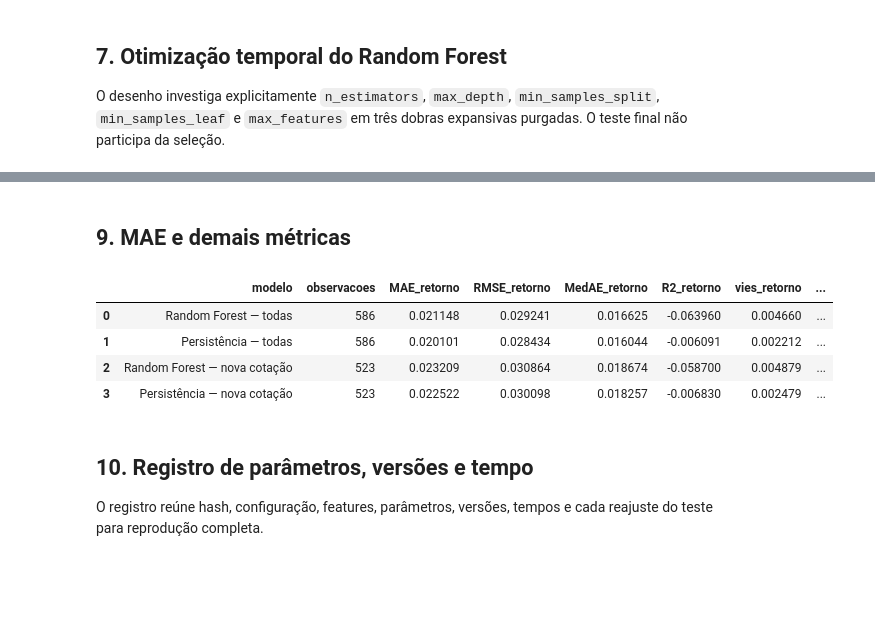
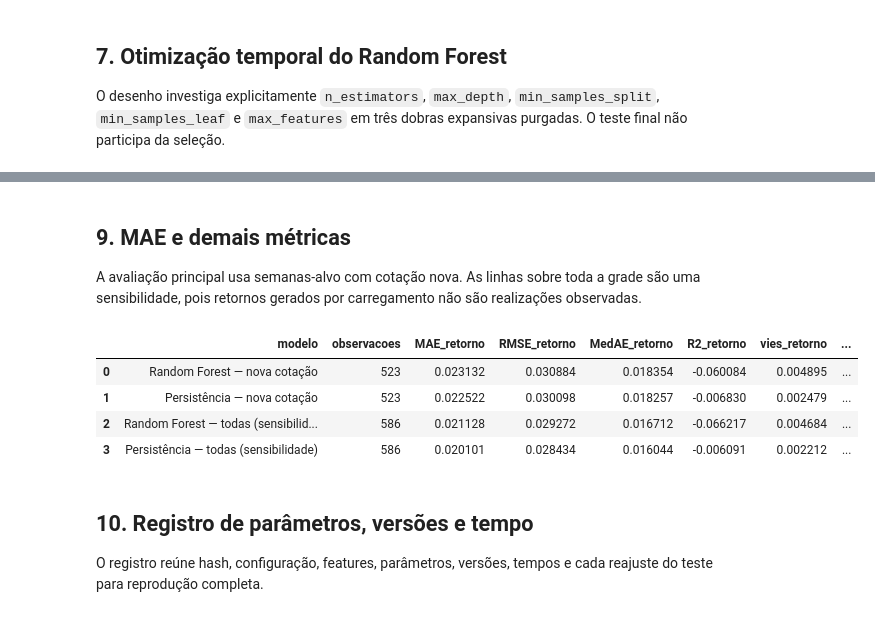
Before and after one commit to lemosriosl/TrabalhoDanielModelos, a Jupyter notebook: notebooks/base_05-grupo5_RF_retorno.ipynb, the cells around one changed output, grey strips where cells are left out. Cells and saved outputs as stored; diff of their text form; code cells hidden in the pictures; blank space fills up the shorter version.

```diff
--- a/notebooks/base_05-grupo5_RF_retorno.ipynb
+++ b/notebooks/base_05-grupo5_RF_retorno.ipynb
@@ -5,6 +5,7 @@ from pathlib import Path
 import hashlib
 import json
 import platform
+import sys
 import time
 
 import matplotlib.pyplot as plt
@@ -23,12 +24,17 @@ from statsmodels.tsa.stattools import adfuller
 
 def find_project_root(start):
     for candidate in (start, *start.parents):
-        if (candidate / 'config' / 'projeto.yaml').is_file():
+        if (candidate / 'projeto.yaml').is_file() or (candidate / 'config' / 'projeto.yaml').is_file():
             return candidate
     raise FileNotFoundError('Execute a partir do projeto ou de uma subpasta dele.')
 
 
 ROOT = find_project_root(Path.cwd().resolve())
+SRC_PATH = ROOT / 'src'
+if str(SRC_PATH) not in sys.path:
+    sys.path.insert(0, str(SRC_PATH))
+
+from series_temporais.data.preparacao_base5 import selecionar_alvos_observados
 # %%
 PRIMITIVAS = ['DATE', 'GOLD_PRICE', 'TREASURY_10Y', 'FED_FUNDS_RATE']
 
@@ -359,18 +365,22 @@ split_index = int(len(model_df) * TRAIN_RATIO)
 first_test_origin = model_df.iloc[split_index].DATE
 train_df = model_df.iloc[:split_index].loc[lambda x: x.target_date < first_test_origin].reset_index(drop=True)
 test_df = model_df.iloc[split_index:].reset_index(drop=True)
-X_train, y_train = train_df[feature_columns], train_df[TARGET]
+training_df = selecionar_alvos_observados(train_df)
+X_train, y_train = training_df[feature_columns], training_df[TARGET]
 X_test, y_test = test_df[feature_columns], test_df[TARGET]
 assert train_df.target_date.max() < test_df.DATE.min()
 assert not set(derived_source_columns).intersection(feature_columns)
+assert 'target_has_new_quote' not in feature_columns
+assert training_df.target_has_new_quote.eq(1).all()
 
 def adf_row(name, series):
     result = adfuller(series.dropna(), autolag='AIC')
     return {'serie': name, 'estatistica': result[0], 'p_valor': result[1], 'lags': result[2]}
 display(pd.DataFrame({
-    'recorte': ['treino', 'teste'], 'linhas': [len(train_df), len(test_df)],
-    'inicio_origem': [train_df.DATE.min(), test_df.DATE.min()],
-    'fim_origem': [train_df.DATE.max(), test_df.DATE.max()],
+    'recorte': ['treino — grade completa', 'treino — alvos observados', 'teste'],
+    'linhas': [len(train_df), len(training_df), len(test_df)],
+    'inicio_origem': [train_df.DATE.min(), training_df.DATE.min(), test_df.DATE.min()],
+    'fim_origem': [train_df.DATE.max(), training_df.DATE.max(), test_df.DATE.max()],
 }))
 display(pd.DataFrame([
     adf_row('log do preço semanal — treino', train_df.log_price_t),
@@ -408,7 +419,7 @@ candidates = [
     {'n_estimators': 250, 'max_depth': 6, 'min_samples_split': 10, 'min_samples_leaf': 3, 'max_features': .7},
     {'n_estimators': 250, 'max_depth': 12, 'min_samples_split': 5, 'min_samples_leaf': 2, 'max_features': .7},
 ]
-cv_splits = purged_time_series_splits(train_df.DATE, train_df.target_date, n_splits=3)
+cv_splits = purged_time_series_splits(training_df.DATE, training_df.target_date, n_splits=3)
 search_rows = []
 search_start = time.perf_counter()
 for candidate_id, params in enumerate(candidates, start=1):
@@ -465,7 +476,8 @@ for block_start in range(0, len(test_df), REFIT_EVERY):
     block_end = min(block_start + REFIT_EVERY, len(test_df))
     current_origin = test_df.iloc[block_start].DATE
     known_test = test_df.target_date < current_origin
-    history = pd.concat([train_df, test_df.loc[known_test]], ignore_index=True)
+    history_all = pd.concat([train_df, test_df.loc[known_test]], ignore_index=True)
+    history = selecionar_alvos_observados(history_all)
     model = RandomForestRegressor(**best_params, random_state=RANDOM_STATE, n_jobs=-1)
     fit_start = time.perf_counter()
     model.fit(history[feature_columns], history[TARGET])
@@ -474,7 +486,8 @@ for block_start in range(0, len(test_df), REFIT_EVERY):
     training_cutoff = history.target_date.max()
     training_cutoffs.extend([training_cutoff] * (block_end - block_start))
     fit_rows.append({
-        'origem_refit': current_origin, 'linhas_treino': len(history),
+        'origem_refit': current_origin, 'linhas_historico': len(history_all),
+        'linhas_alvos_observados': len(history),
         'inicio_bloco': block_start, 'fim_bloco_exclusivo': block_end,
         'fit_seconds': time.perf_counter() - fit_start,
     })
@@ -563,39 +576,44 @@ Disponibilidade: taxas no estado conhecido até a sexta-feira de origem; nenhuma
 # %% [markdown]
 ## 9. MAE e demais métricas
+
+A avaliação principal usa semanas-alvo com cotação nova. As linhas sobre toda
+a grade são uma sensibilidade, pois retornos gerados por carregamento não são realizações observadas.
 # %%
 def metric_row(name, return_prediction, price_prediction, subset=None):
     mask = pd.Series(True, index=predictions.index) if subset is None else subset
     actual_return = predictions.loc[mask, 'y_true_return']
     predicted_return = np.asarray(return_prediction)[mask.to_numpy()]
     actual_price = predictions.loc[mask, 'target_price_t_plus_1']
     predicted_price = np.asarray(price_prediction)[mask.to_numpy()]
     return {
         'modelo': name, 'observacoes': int(mask.sum()),
         'MAE_retorno': mean_absolute_error(actual_return, predicted_return),
         'RMSE_retorno': mean_squared_error(actual_return, predicted_return) ** .5,
         'MedAE_retorno': median_absolute_error(actual_return, predicted_return),
         'R2_retorno': r2_score(actual_return, predicted_return),
         'vies_retorno': np.mean(actual_return - predicted_return),
         'acuracia_direcional': np.mean(np.sign(actual_return) == np.sign(predicted_return)),
         'MAE_preco': mean_absolute_error(actual_price, predicted_price),
     }
 new_quote = predictions.target_has_new_quote.eq(1)
 metrics = pd.DataFrame([
-    metric_row('Random Forest — todas', predictions.y_pred_return_rf, predictions.price_pred_rf),
-    metric_row('Persistência — todas', predictions.y_pred_return_zero, predictions.price_pred_persistence),
     metric_row('Random Forest — nova cotação', predictions.y_pred_return_rf, predictions.price_pred_rf, new_quote),
     metric_row('Persistência — nova cotação', predictions.y_pred_return_zero, predictions.price_pred_persistence, new_quote),
+    metric_row('Random Forest — todas (sensibilidade)', predictions.y_pred_return_rf, predictions.price_pred_rf),
+    metric_row('Persistência — todas (sensibilidade)', predictions.y_pred_return_zero, predictions.price_pred_persistence),
 ])
-rf_mae = metrics.loc[metrics.modelo.eq('Random Forest — todas'), 'MAE_preco'].iloc[0]
-baseline_mae = metrics.loc[metrics.modelo.eq('Persistência — todas'), 'MAE_preco'].iloc[0]
-metrics['skill_mae_preco_vs_persistencia'] = 1 - metrics.MAE_preco / baseline_mae
+metrics['skill_mae_preco_vs_persistencia'] = np.nan
+for suffix in ('nova cotação', 'todas (sensibilidade)'):
+    baseline_mae = metrics.loc[metrics.modelo.eq(f'Persistência — {suffix}'), 'MAE_preco'].iloc[0]
+    scope = metrics.modelo.str.endswith(suffix)
+    metrics.loc[scope, 'skill_mae_preco_vs_persistencia'] = 1 - metrics.loc[scope, 'MAE_preco'] / baseline_mae
 display(metrics)
 # %% [output]
 |  | modelo | observacoes | MAE_retorno | RMSE_retorno | MedAE_retorno | R2_retorno | vies_retorno | ... |
-| 0 | Random Forest — todas | 586 | 0.021148 | 0.029241 | 0.016625 | -0.063960 | 0.004660 | ... |
-| 1 | Persistência — todas | 586 | 0.020101 | 0.028434 | 0.016044 | -0.006091 | 0.002212 | ... |
-| 2 | Random Forest — nova cotação | 523 | 0.023209 | 0.030864 | 0.018674 | -0.058700 | 0.004879 | ... |
-| 3 | Persistência — nova cotação | 523 | 0.022522 | 0.030098 | 0.018257 | -0.006830 | 0.002479 | ... |
+| 0 | Random Forest — nova cotação | 523 | 0.023132 | 0.030884 | 0.018354 | -0.060084 | 0.004895 | ... |
+| 1 | Persistência — nova cotação | 523 | 0.022522 | 0.030098 | 0.018257 | -0.006830 | 0.002479 | ... |
+| 2 | Random Forest — todas (sensibilid... | 586 | 0.021128 | 0.029272 | 0.016712 | -0.066217 | 0.004684 | ... |
+| 3 | Persistência — todas (sensibilidade) | 586 | 0.020101 | 0.028434 | 0.016044 | -0.006091 | 0.002212 | ... |
 # %% [markdown]
 ## 10. Registro de parâmetros, versões e tempo
 
```
Also changed, not shown: parts of 10 cells of this notebook, 4 other files.
